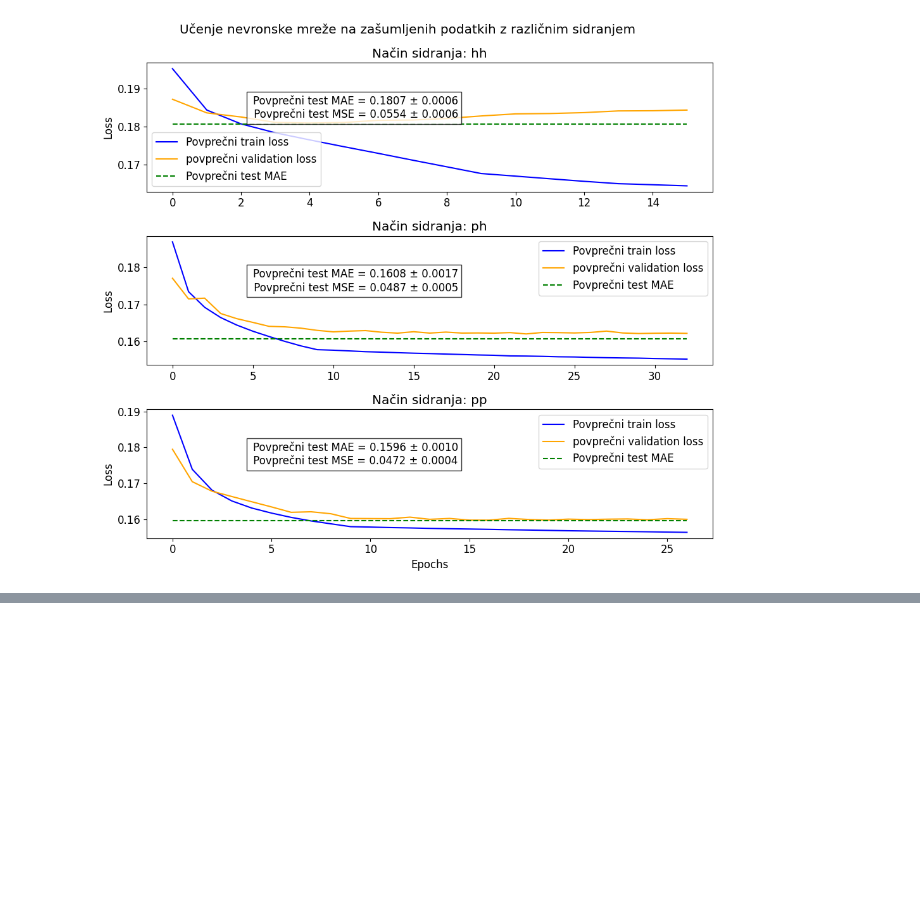
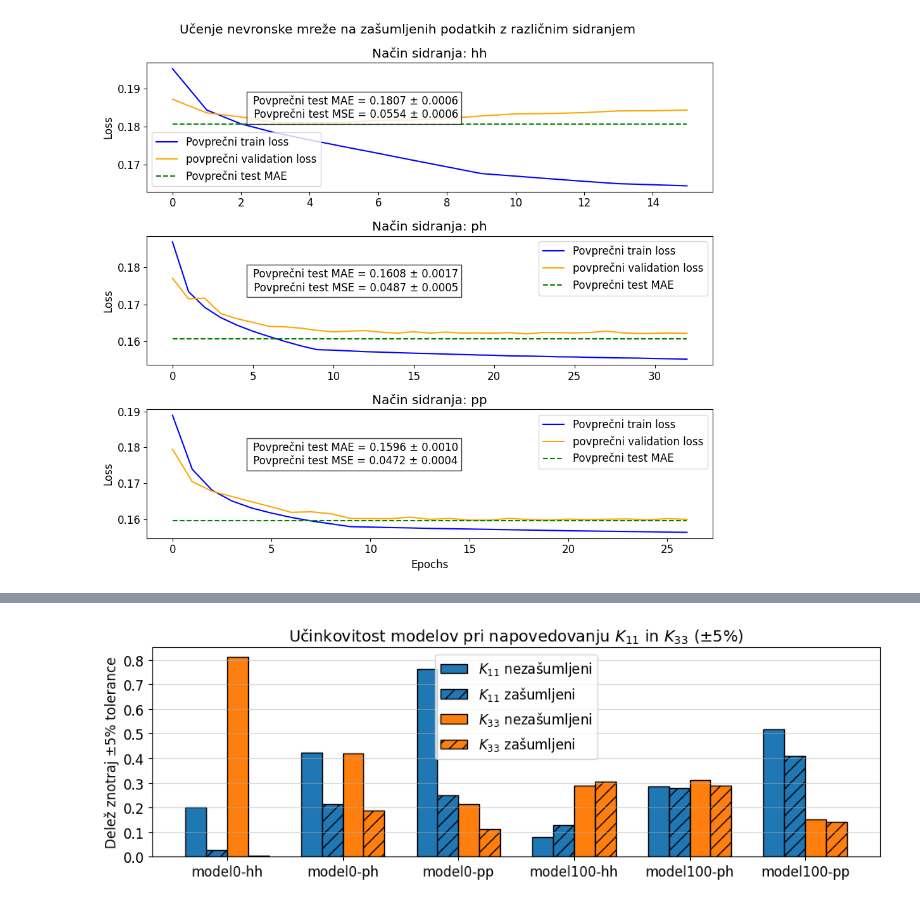
Before and after one commit to tadejkooo/PSUF, a Jupyter notebook: PSUF3/python/main2.ipynb, the cells around one changed output, grey strips where cells are left out. Saved outputs shown, nothing was run; the diff lists cells and outputs as text; code cells hidden in the pictures; blank space fills up the shorter version.

```diff
--- a/PSUF3/python/main2.ipynb
+++ b/PSUF3/python/main2.ipynb
@@ -432,0 +438,17 @@ plt.show()
+# %%
+def accuracy(model, X_test, Y_test, tol):
+
+    Y_pred = model.predict(X_test)
+
+    lower_11 = (1 - tol) * Y_test[:, 0]
+    upper_11 = (1 + tol) * Y_test[:, 0]
+    lower_33 = (1 - tol) * Y_test[:, 1]
+    upper_33 = (1 + tol) * Y_test[:, 1]
+
+    inside_11 = (Y_pred[:, 0] >= lower_11) & (Y_pred[:, 0] <= upper_11)
+    inside_33 = (Y_pred[:, 1] >= lower_33) & (Y_pred[:, 1] <= upper_33)
+
+    fraction_inside_11 = np.mean(inside_11)
+    fraction_inside_33 = np.mean(inside_33)
+
+    return fraction_inside_11, fraction_inside_33
@@ -432,0 +512,73 @@ plt.show()
+# %%
+# Pripravimo podatke (samo 5% tolerance)
+groups_5 = [
+    [acc0_0_hh_10,   acc0_100_hh_10],    # hh, modeli0
+    [acc0_0_ph_10,   acc0_100_ph_10],    # ph, modeli0
+    [acc0_0_pp_10,   acc0_100_pp_10],    # pp, modeli0
+    [acc100_0_hh_10, acc100_100_hh_10],  # hh, modeli100
+    [acc100_0_ph_10, acc100_100_ph_10],  # ph, modeli100
+    [acc100_0_pp_10, acc100_100_pp_10],  # pp, modeli100
+]
+
+# Pretvorimo v obliko 6×4
+data = []
+for g in groups_5:
+    model_0, model_100 = g
+    data.append([
+        model_0[0],   # C11, model na nenasičenih
+        model_100[0], # C11, model na šumnem testu
+        model_0[1],   # C33, model na nenasičenih
+        model_100[1], # C33, model na šumnem testu
+    ])
+
+data = np.array(data)
+
+labels_groups = ["model0-hh", "model0-ph", "model0-pp", "model100-hh", "model100-ph", "model100-pp"]
+labels_bars = [r"$K_{11}$ nezašumljeni", r"$K_{11}$ zašumljeni", r"$K_{33}$ nezašumljeni", r"$K_{33}$ zašumljeni"]
+
+N_groups = data.shape[0]
+N_bars = data.shape[1]
+
+x = np.arange(N_groups)
+width = 0.18
+
+# Barve za dva parametra (C11, C33)
+colors = ["tab:blue", "tab:orange"]
+
+# Hachure: clean = nič, noisy = "//"
+hatches = ["", "//"]
+
+plt.figure(figsize=(10, 3.5))
+
+for i in range(N_bars):
+    # i = 0 → C11 clean
+    # i = 1 → C11 noisy
+    # i = 2 → C33 clean
+    # i = 3 → C33 noisy
+
+    base_color = colors[i // 2]    # C11 = blue, C33 = orange
+    hatch = hatches[i % 2]         # clean = "", noisy = "//"
+
+    plt.bar(
+        x + (i - 1.5) * width,
+        data[:, i],
+        width=width,
+        label=labels_bars[i],
+        color=base_color,
+        hatch=hatch,
+        edgecolor="black"
+    )
+
+plt.xticks(x, labels_groups)
+plt.yticks(np.arange(0, 1.1, 0.1))
+plt.ylabel("Delež znotraj ±5% tolerance")
+plt.title(r"Učinkovitost modelov pri napovedovanju $K_{11}$ in $K_{33}$ (±5%)", fontsize=14)
+
+plt.ylim(0, 0.85)
+plt.grid(axis="y", alpha=0.5)
+plt.legend()
+
+plt.tight_layout()
+plt.show()
+# %% [output]
+[figure, added]
```
Also changed, not shown: parts of 13 cells of this notebook, 12 other files.
